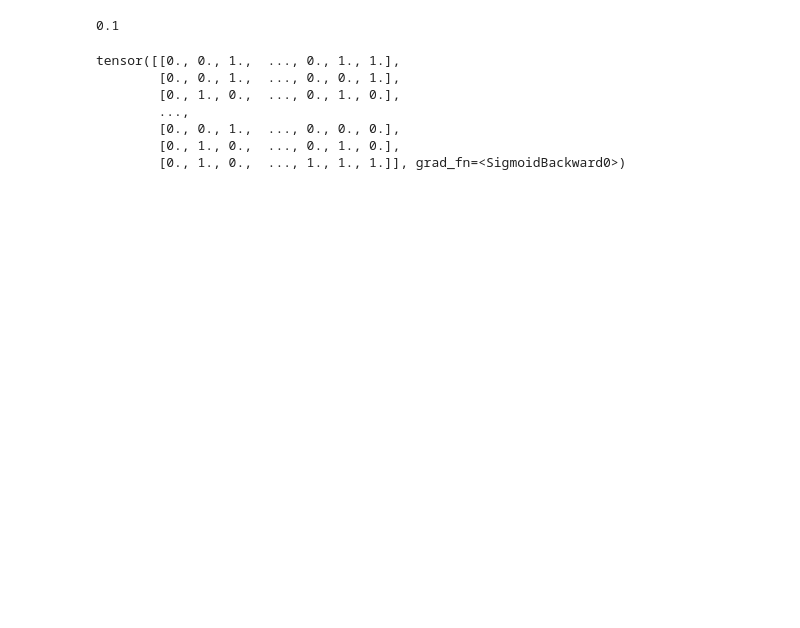
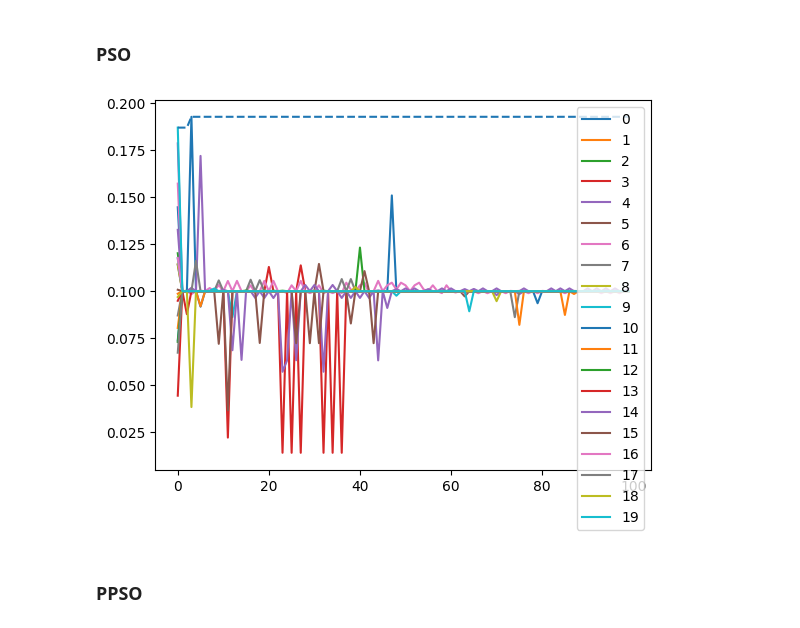
Before and after one commit to N0taName/NN-with-PSO-, a Jupyter notebook: PSO.ipynb, the cells around one changed output. Drawn from its saved outputs; the diff is of its cells as text; code cells hidden in the pictures; blank space fills up the shorter version.

```diff
--- a/PSO.ipynb
+++ b/PSO.ipynb
@@ -31,6 +74,14 @@ def update_velocity(model,velocity,global_best,local_best,alpha=1,beta=1,theta=0
   return new_velocity
 # %%
 def update_position(model,velocity):
+  """
+  Returns updated position for the particle
+  Args:
+    model: the particle which will be trained
+    velocity: the curent particle velocity
+  Returns:
+    model
+  """
   j=0
   for i in range(len(model)):
     if isinstance(model[i], nn.Linear):
@@ -39,6 +90,14 @@ def update_position(model,velocity):
   return model
 # %%
 def create_particle(model):
+  """
+  Returns updated position for the particle
+  Args:
+    model: the particle which will be trained
+    velocity: the curent particle velocity
+  Returns:
+    model
+  """
   new_model = copy.deepcopy(model)
   for i in range(len(new_model)):
     if isinstance(new_model[i], nn.Linear):
@@ -92,8 +186,12 @@ validation_set = torchvision.datasets.FashionMNIST('./data', train=False, transf
 # %%
 model = nn.Sequential(
     nn.Flatten(),
-    nn.Linear(28*28,10,dtype=torch.float32),
-    nn.Sigmoid()
+    nn.Linear(28*28,128,dtype=torch.float32),
+    nn.ReLU(),
+    nn.Linear(128,64,dtype=torch.float32),
+    nn.ReLU(),
+    nn.Linear(64,10,dtype=torch.float32),
+    nn.Softmax(1)
 )
 # %%
 training_set.data = training_set.data.type(torch.float32)
@@ -115,14 +200,15 @@ y_pred = best_model(validation_set.data)
-# %%
-1/len(classes)
-# %% [output]
-0.1
-# %%
-y_pred
-# %% [output]
-tensor([[0., 0., 1.,  ..., 0., 1., 1.],
-        [0., 0., 1.,  ..., 0., 0., 1.],
-        [0., 1., 0.,  ..., 0., 1., 0.],
-        ...,
-        [0., 0., 1.,  ..., 0., 0., 0.],
-        [0., 1., 0.,  ..., 0., 1., 0.],
-        [0., 1., 0.,  ..., 1., 1., 1.]], grad_fn=<SigmoidBackward0>)
+# %% [markdown]
+### PSO
+# %%
+best_model,history,global_best_history = train(
+    model=model,
+    metric=Accuracy(task="multiclass", num_classes=len(classes)),
+    data=training_set.data,
+    labels=training_set.targets,
+    iterations=100,n_particles=20,alpha=4,beta=4,minim=False)
+# %%
+history.plot()
+plt.plot(global_best_history,'--')
+plt.show()
+# %% [output]
+[figure, added]
@@ -128,0 +222,2 @@ tensor([[0., 0., 1.,  ..., 0., 1., 1.],
+# %% [markdown]
+### PPSO
```
Also changed, not shown: parts of 25 cells of this notebook.
